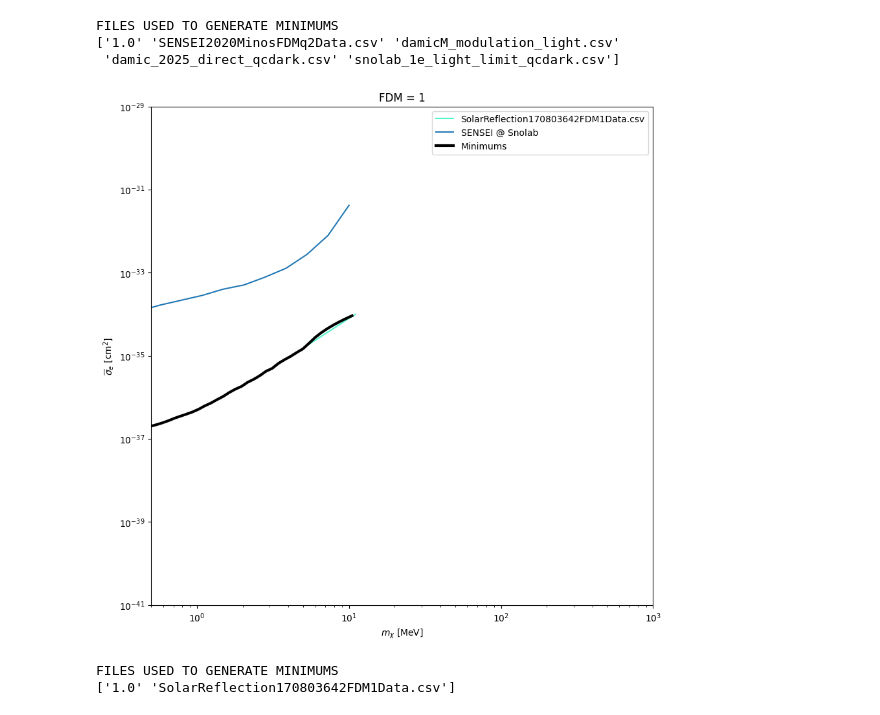
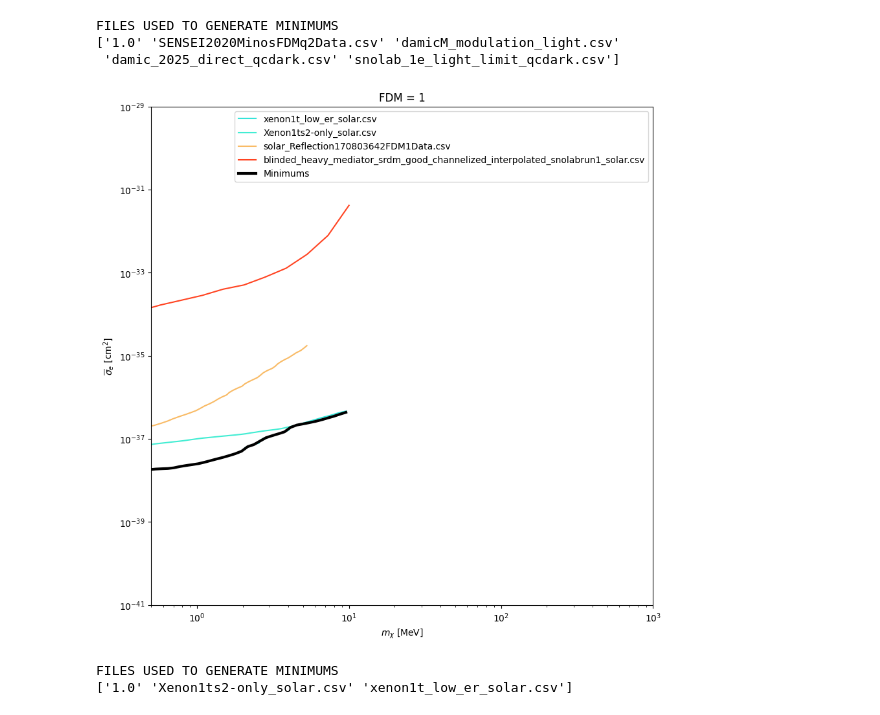
Before and after one commit to ande8412/DarkMatterRates, a Jupyter notebook: limits/constraints.ipynb, the cells around one changed output. Drawn from its saved outputs; the diff is of its cells as text; code cells hidden in the pictures.

Commit message:
Updated to include Xenon/Argon rate calculations

```diff
--- a/limits/constraints.ipynb
+++ b/limits/constraints.ipynb
@@ -26,7 +26,7 @@ final_limit_grid = np.ones_like(full_mass_grid)
 file_list_grid = list(np.ones_like(full_mass_grid))
 
 for h,hlimfile in enumerate(flist):
-    if 'csv' not in hlimfile or 'Solar' in hlimfile:
+    if 'csv' not in hlimfile or 'Solar' in hlimfile or 'solar' in hlimfile:
         continue
     if 'xenon_heavy_constraints' in hlimfile:
         continue
@@ -149,7 +149,7 @@ final_limit_grid = np.ones_like(full_mass_grid)
 file_list_grid = list(np.ones_like(full_mass_grid))
 
 for i,hlimfile in enumerate(flist):
-    if 'csv' not in hlimfile or 'Solar' in hlimfile:
+    if 'csv' not in hlimfile or 'Solar' in hlimfile or 'solar' in hlimfile:
         continue
     if 'xenon_light_constraints' in hlimfile:
         continue
@@ -277,7 +277,7 @@ final_limit_grid = np.ones_like(full_mass_grid)
 file_list_grid = list(np.ones_like(full_mass_grid))
 
 for h,hlimfile in enumerate(flist):
-    if 'csv' not in hlimfile or 'Solar' not in hlimfile:
+    if 'csv' not in hlimfile or 'solar' not in hlimfile:
         continue
     if 'xenon_heavy_constraints' in hlimfile:
         continue
@@ -300,67 +300,45 @@ for h,hlimfile in enumerate(flist):
         if lim_function(mX) < final_limit_grid[i]:
             final_limit_grid[i] = lim_function(mX)
             file_list_grid[i] = hlimfile
 
 
     plt.plot(hlimdata[:,0],hlimdata[:,1],label=hlimfile,color=color[h])
 
 
-# xenon_1t_2019_fixed = np.loadtxt('/Users/ansh/Local/SENSEI/sensei_toy_limit/limits/other_experiments/DM-e-FDM1/XENON1T2019FDM1Data_fixed.csv',delimiter=',')
-# plt.plot(xenon_1t_2019_fixed[:,0],xenon_1t_2019_fixed[:,1],label='Xenon 1T 2019 Fixed')
-
-# xenon_1t_2019 = np.loadtxt('/Users/ansh/Local/SENSEI/sensei_toy_limit/limits/other_experiments/DM-e-FDM1/XENON1T2019FDM1Data.csv',delimiter=',')
-# plt.plot(xenon_1t_2019[:,0],xenon_1t_2019[:,1],label='Xenon 1T 2019')
 
 
-# xenon1tse2021 = np.loadtxt('/Users/ansh/Local/SENSEI/sensei_toy_limit/limits/other_experiments/DM-e-FDM1/XENON1TSE2021FDM1Data.csv',delimiter=',')
-# plt.plot(xenon1tse2021[:,0],xenon1tse2021[:,1],label='Xenon 1T se 2021')
+# senseisnolab = np.loadtxt('./DM-e-FDM1/blinded_heavy_mediator_srdm_good_channelized_interpolated_snolabrun1_solar.csv',delimiter=',')
+# plt.plot(senseisnolab[:,0],senseisnolab[:,1],label='SENSEI @ Snolab')
 
-
-# xenon10_2017 = np.loadtxt('/Users/ansh/Local/SENSEI/sensei_toy_limit/limits/other_experiments/DM-e-FDM1/XENON10_2017FDM1Data.csv',delimiter=',')
-# plt.plot(xenon10_2017[:,0],xenon10_2017[:,1],label='Xenon 10 2017')
-
-# xenon100_2017 = np.loadtxt('/Users/ansh/Local/SENSEI/sensei_toy_limit/limits/other_experiments/DM-e-FDM1/XENON100_2017FDM1Data.csv',delimiter=',')
-# plt.plot(xenon100_2017[:,0],xenon100_2017[:,1],label='Xenon 100 2017')
-
-# darkside2022 = np.loadtxt('/Users/ansh/Local/SENSEI/sensei_toy_limit/limits/other_experiments/DM-e-FDM1/DarkSide2022FDM1.csv',delimiter=',')
-# plt.plot(darkside2022[:,0],darkside2022[:,1],label='Darkside 2022')
-
-# darkside50_2019 = np.loadtxt('/Users/ansh/Local/SENSEI/sensei_toy_limit/limits/other_experiments/DM-e-FDM1/DarkSide50_2019FDM1Data.csv',delimiter=',')
-# plt.plot(darkside50_2019[:,0],darkside50_2019[:,1],label='Darkside 50 2019')
-
-
-senseisnolab = np.loadtxt('./DM-e-FDM1/blinded_heavy_mediator_srdm_good_channelized_interpolated_snolabrun1.csv',delimiter=',')
-plt.plot(senseisnolab[:,0],senseisnolab[:,1],label='SENSEI @ Snolab')
-
-lim_function = interp1d(senseisnolab[:,0], senseisnolab[:,1], kind='linear', axis=-1, copy=True, bounds_error=False, fill_value=np.nan, assume_sorted=False)
-for i,mX in enumerate(full_mass_grid):
-    if np.isnan(lim_function(mX)):
-        continue
-    if lim_function(mX) < final_limit_grid[i]:
-        final_limit_grid[i] = lim_function(mX)
-        file_list_grid[i] = 'sensei snolab solar'
+# lim_function = interp1d(senseisnolab[:,0], senseisnolab[:,1], kind='linear', axis=-1, copy=True, bounds_error=False, fill_value=np.nan, assume_sorted=False)
+# for i,mX in enumerate(full_mass_grid):
+#     if np.isnan(lim_function(mX)):
+#         continue
+#     if lim_function(mX) < final_limit_grid[i]:
+#         final_limit_grid[i] = lim_function(mX)
+#         file_list_grid[i] = 'sensei snolab solar'
 
 
 indices = np.where(final_limit_grid < 1)
 full_mass_grid = full_mass_grid[indices]
 final_limit_grid = final_limit_grid[indices]
 plt.plot(full_mass_grid,final_limit_grid,lw=3,color='black',label='Minimums')
 plt.ylim(1e-41,1e-29)
 
 plt.xlim(0.5,1000)
 plt.legend()
 plt.show()
 plt.close()
 print("FILES USED TO GENERATE MINIMUMS")
 print(np.unique(file_list_grid))
 
 
 final_heavy_limits = np.vstack((full_mass_grid,final_limit_grid))
 np.savetxt("./solar_current_constraints_fdm1.csv",final_heavy_limits,delimiter=',')
 # %% [output]
-[figure, old version]
+[figure, new version]
 FILES USED TO GENERATE MINIMUMS
-['1.0' 'SolarReflection170803642FDM1Data.csv']
+['1.0' 'Xenon1ts2-only_solar.csv' 'xenon1t_low_er_solar.csv']
 # %%
 import matplotlib.pyplot as plt
 from matplotlib.pyplot import cm
```
Also changed, not shown: parts of 1 cell of this notebook, 20 other files.
